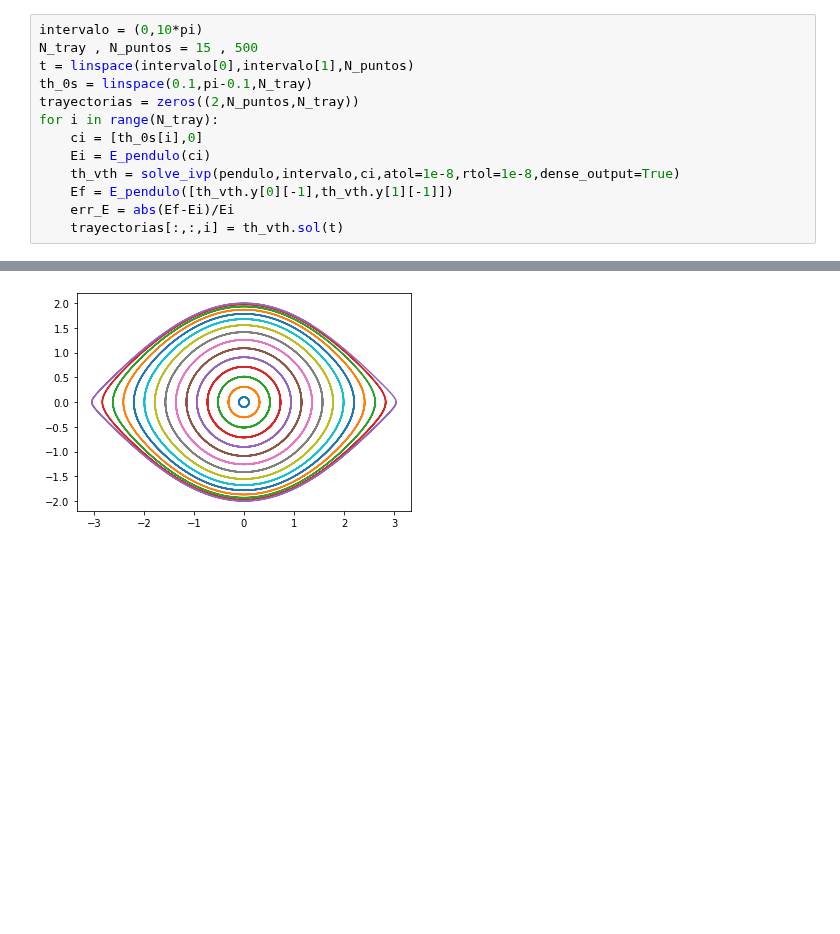
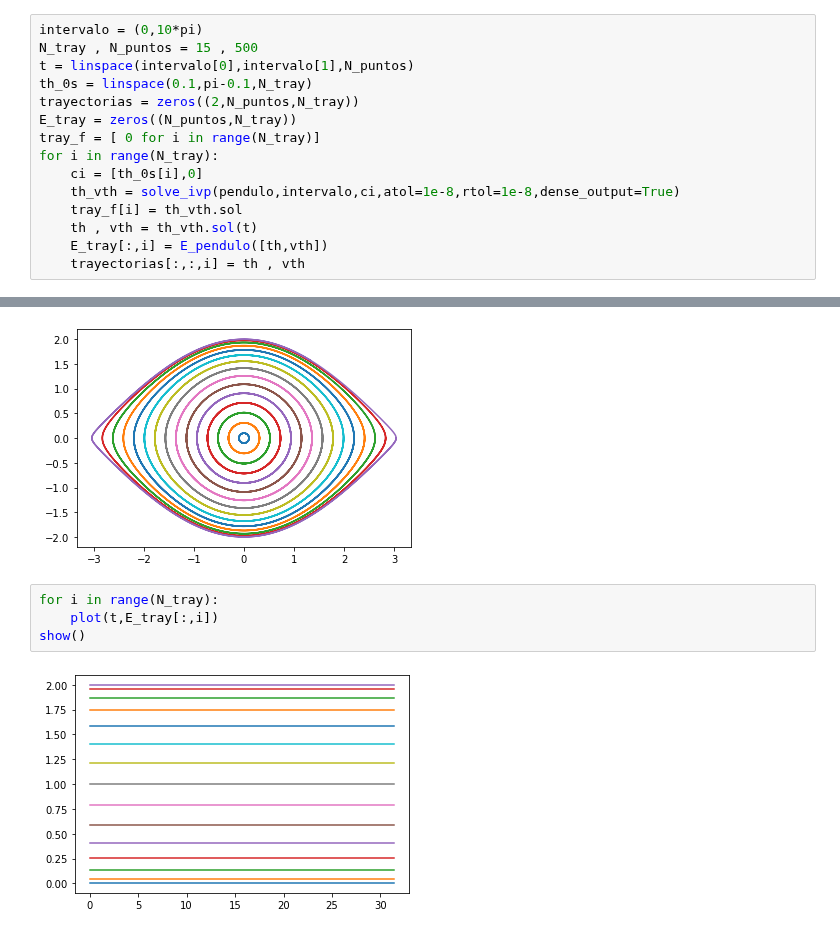
Before and after one commit to richmf/Fisica-Computacional-clases, a Jupyter notebook: Mapeo1.ipynb, the cells around one changed output, grey strips where cells are left out. Drawn from its saved outputs; the diff is of its cells as text; blank space fills up the shorter version.

```diff
--- a/Mapeo1.ipynb
+++ b/Mapeo1.ipynb
@@ -50,16 +50,24 @@ N_tray , N_puntos = 15 , 500
 t = linspace(intervalo[0],intervalo[1],N_puntos)
 th_0s = linspace(0.1,pi-0.1,N_tray)
 trayectorias = zeros((2,N_puntos,N_tray))
+E_tray = zeros((N_puntos,N_tray))
+tray_f = [ 0 for i in range(N_tray)]
 for i in range(N_tray):
     ci = [th_0s[i],0]
-    Ei = E_pendulo(ci)
     th_vth = solve_ivp(pendulo,intervalo,ci,atol=1e-8,rtol=1e-8,dense_output=True)
-    Ef = E_pendulo([th_vth.y[0][-1],th_vth.y[1][-1]])
-    err_E = abs(Ef-Ei)/Ei
-    trayectorias[:,:,i] = th_vth.sol(t)
+    tray_f[i] = th_vth.sol
+    th , vth = th_vth.sol(t)
+    E_tray[:,i] = E_pendulo([th,vth])
+    trayectorias[:,:,i] = th , vth
 # %%
 for i in range(N_tray):
     plot(trayectorias[0,:,i],trayectorias[1,:,i])
 show()
 # %% [output]
 [figure]
+# %%
+for i in range(N_tray):
+    plot(t,E_tray[:,i])
+show()
+# %% [output]
+[figure, added]
```
